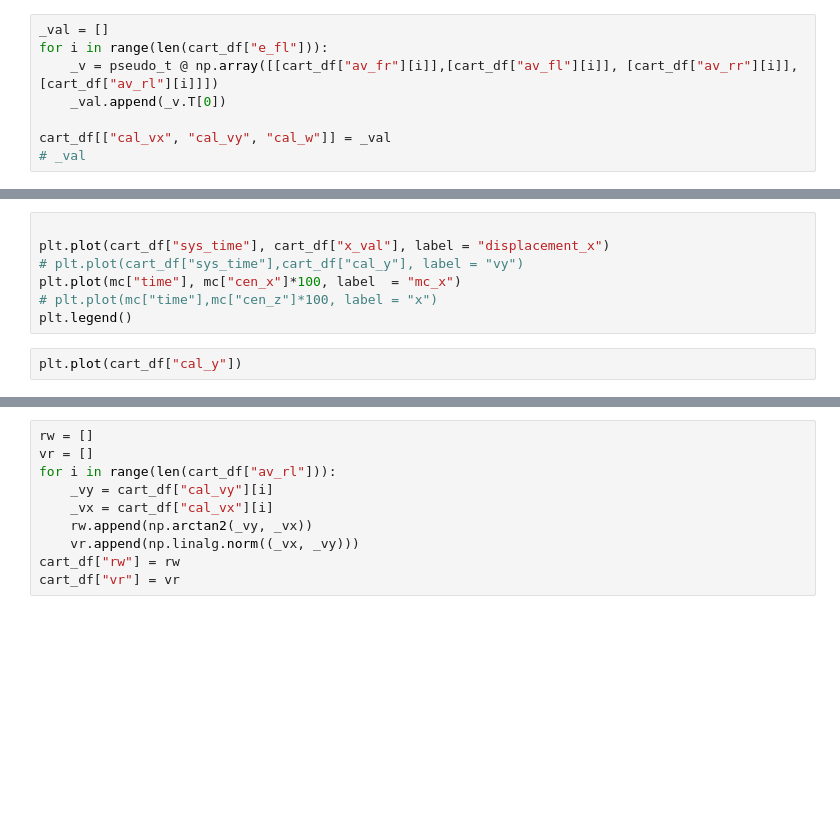
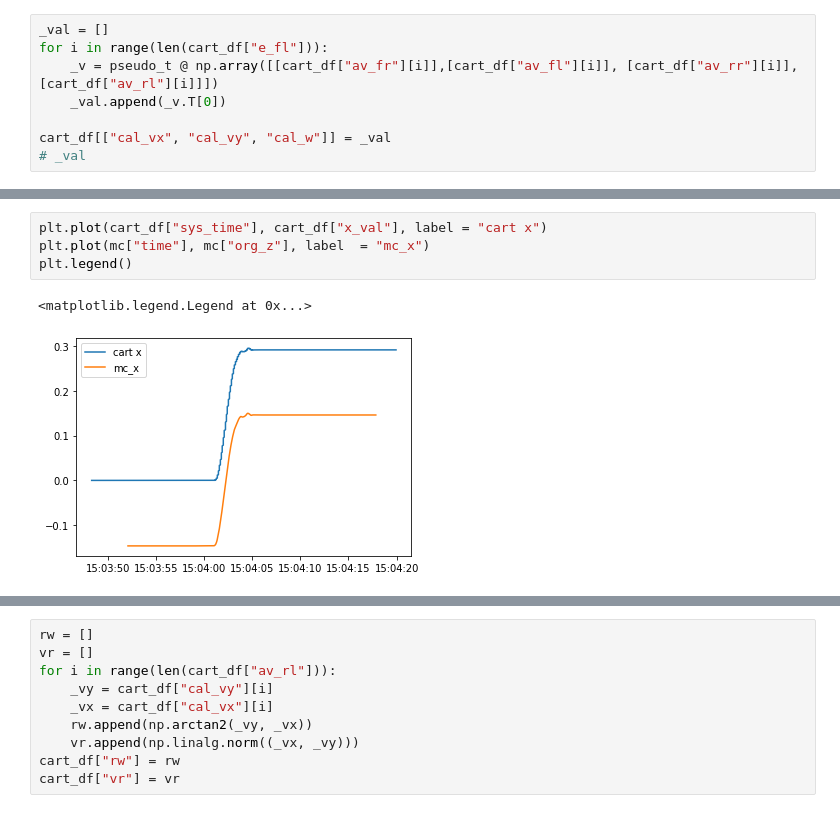
Before and after one commit to SujithChristopher/MIRA, a Jupyter notebook: nano_imu/mecanum_wheel/ipy_notebooks/wheels_vs_mc_realvalues_3.ipynb, the cells around one changed output, grey strips where cells are left out. Saved outputs shown, nothing was run; the diff lists cells and outputs as text; blank space fills up the shorter version.

```diff
--- a/nano_imu/mecanum_wheel/ipy_notebooks/wheels_vs_mc_realvalues_3.ipynb
+++ b/nano_imu/mecanum_wheel/ipy_notebooks/wheels_vs_mc_realvalues_3.ipynb
@@ -269,9 +328,7 @@ plt.legend()
 # %%
-
-plt.plot(cart_df["sys_time"], cart_df["x_val"], label = "displacement_x")
-# plt.plot(cart_df["sys_time"],cart_df["cal_y"], label = "vy")
-plt.plot(mc["time"], mc["cen_x"]*100, label  = "mc_x")
-# plt.plot(mc["time"],mc["cen_z"]*100, label = "x")
+plt.plot(cart_df["sys_time"], cart_df["x_val"], label = "cart x")
+plt.plot(mc["time"], mc["org_z"], label  = "mc_x")
 plt.legend()
+# %% [output]
+<matplotlib.legend.Legend at 0x...>
+[figure, added]
-# %%
-plt.plot(cart_df["cal_y"])
```
Also changed, not shown: parts of 19 cells of this notebook, 1 other file.
